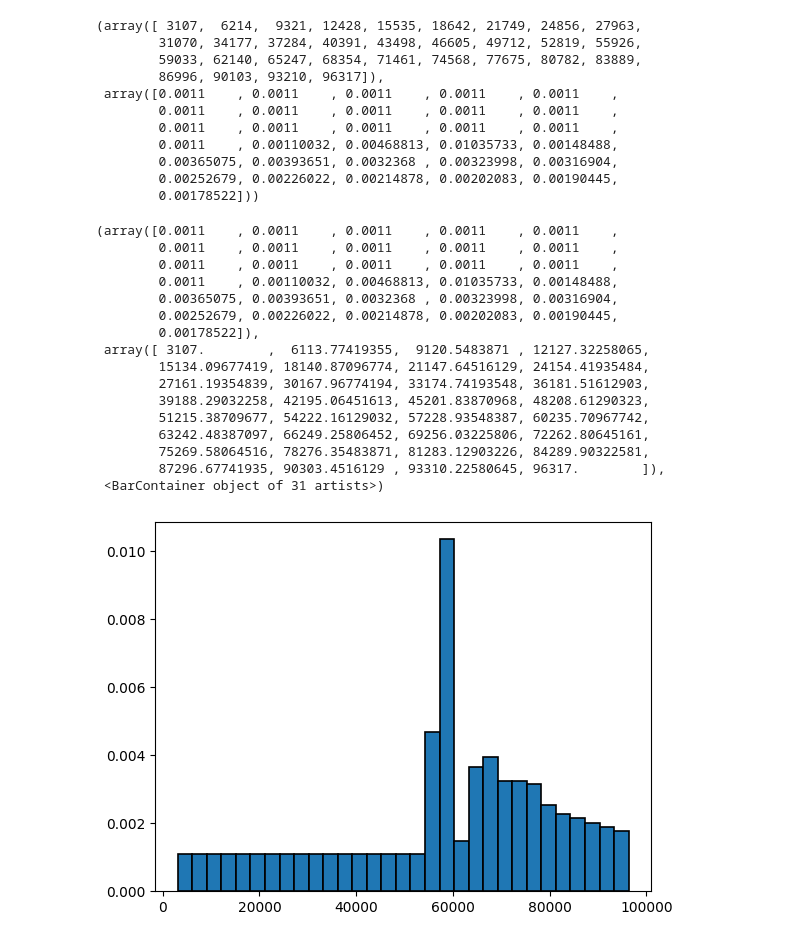
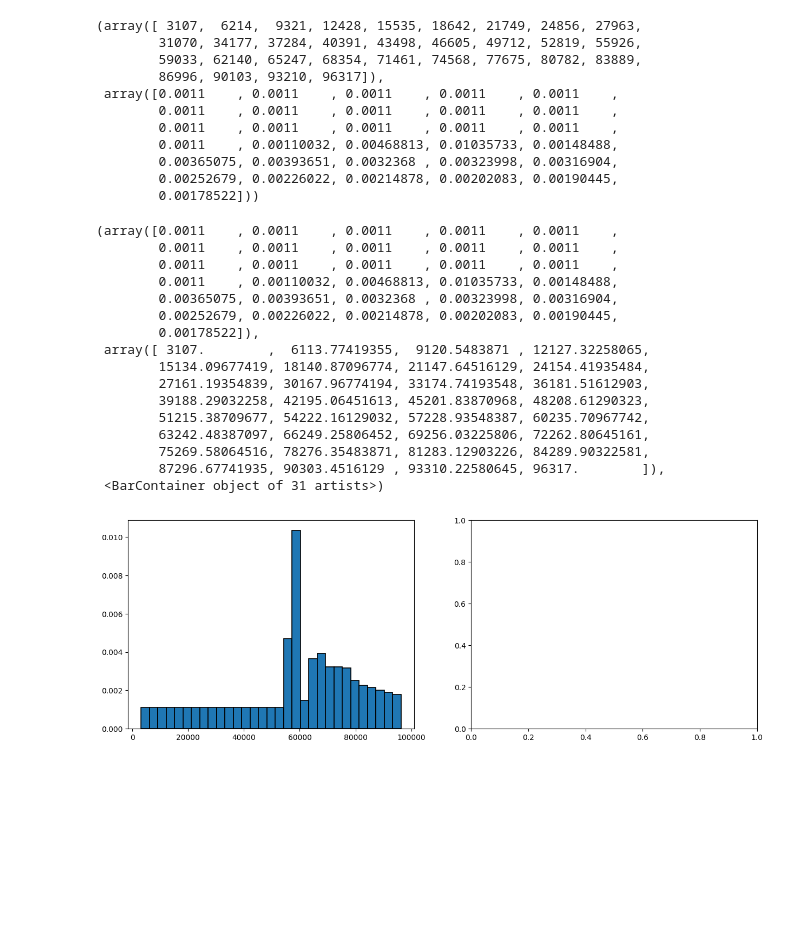
Before and after one commit to elcosas/SPAD_Regression_Research, a Jupyter notebook: notebooks/Testing.ipynb, the cells around one changed output. Drawn from its saved outputs; the diff is of its cells as text; code cells hidden in the pictures; blank space fills up the shorter version.

Commit message:
finished graphing tests

```diff
--- a/notebooks/Testing.ipynb
+++ b/notebooks/Testing.ipynb
@@ -112,23 +112,25 @@ bd1, tr1
         0.00252679, 0.00226022, 0.00214878, 0.00202083, 0.00190445,
         0.00178522]))
 # %%
-plt.hist(bd1, bins=len(bd1), weights=tr1, edgecolor='black', linewidth=1.2)
+fig, ax = plt.subplots(1, 2, figsize=(15, 5))
+ax[0].hist(bd1, bins=31, weights=tr1, edgecolor='black', linewidth=1.2)
+ax[0].hist(
 # %% [output]
 (array([0.0011    , 0.0011    , 0.0011    , 0.0011    , 0.0011    ,
         0.0011    , 0.0011    , 0.0011    , 0.0011    , 0.0011    ,
         0.0011    , 0.0011    , 0.0011    , 0.0011    , 0.0011    ,
         0.0011    , 0.00110032, 0.00468813, 0.01035733, 0.00148488,
         0.00365075, 0.00393651, 0.0032368 , 0.00323998, 0.00316904,
         0.00252679, 0.00226022, 0.00214878, 0.00202083, 0.00190445,
         0.00178522]),
  array([ 3107.        ,  6113.77419355,  9120.5483871 , 12127.32258065,
         15134.09677419, 18140.87096774, 21147.64516129, 24154.41935484,
         27161.19354839, 30167.96774194, 33174.74193548, 36181.51612903,
         39188.29032258, 42195.06451613, 45201.83870968, 48208.61290323,
         51215.38709677, 54222.16129032, 57228.93548387, 60235.70967742,
         63242.48387097, 66249.25806452, 69256.03225806, 72262.80645161,
         75269.58064516, 78276.35483871, 81283.12903226, 84289.90322581,
         87296.67741935, 90303.4516129 , 93310.22580645, 96317.        ]),
  <BarContainer object of 31 artists>)
-[figure, old version]
+[figure, new version]
 # %%
```
Also changed, not shown: parts of 2 cells of this notebook, 7 other files.
